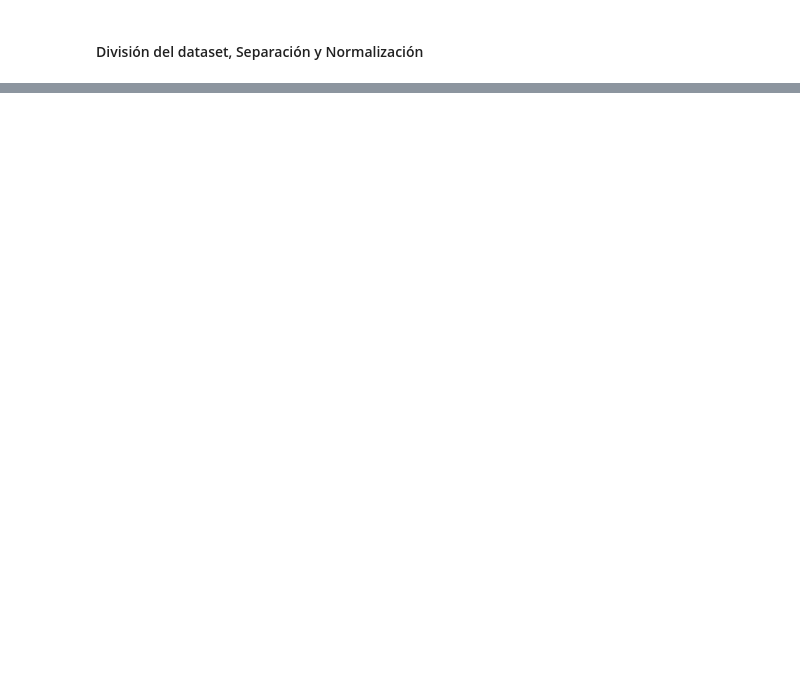
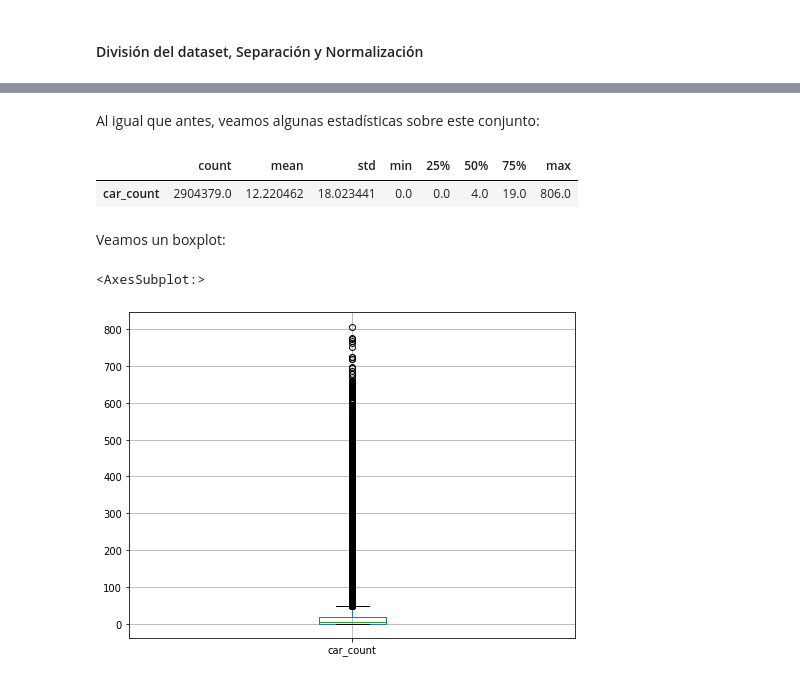
Before and after one commit to albertopmp/TFG, a Jupyter notebook: src/TrafficFlow.ipynb, the cells around one changed output, grey strips where cells are left out. Cells and saved outputs as stored; diff of their text form; code cells hidden in the pictures; blank space fills up the shorter version.

```diff
--- a/src/TrafficFlow.ipynb
+++ b/src/TrafficFlow.ipynb
@@ -1147,0 +1120,16 @@ df_3.sample()
+# %%
+df_4 = df
+# %% [markdown]
+Al igual que antes, veamos algunas estadísticas sobre este conjunto:
+# %%
+df_4.describe().transpose()
+# %% [output]
+|  | count | mean | std | min | 25% | 50% | 75% | max |
+| car_count | 2904379.0 | 12.220462 | 18.023441 | 0.0 | 0.0 | 4.0 | 19.0 | 806.0 |
+# %% [markdown]
+Veamos un boxplot:
+# %%
+df_4.boxplot(column=['car_count'])
+# %% [output]
+<AxesSubplot:>
+[figure, added]
```
Also changed, not shown: parts of 46 cells of this notebook.
